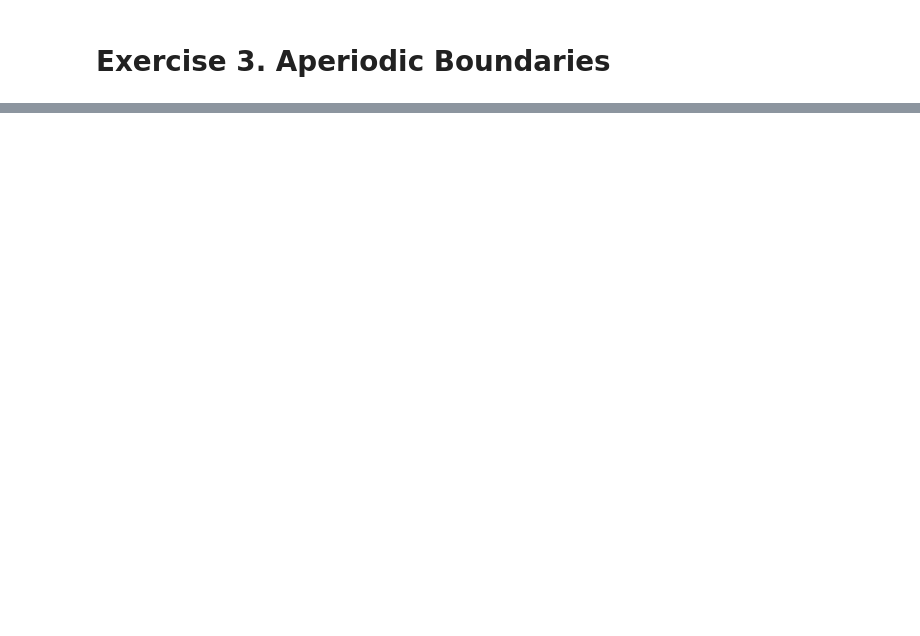
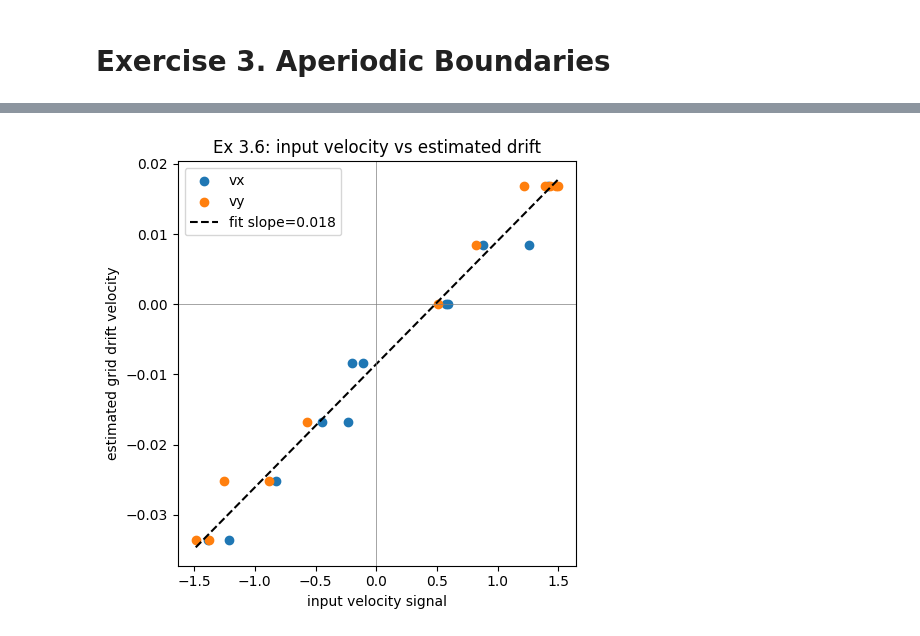
Before and after one commit to Changlan-Chen/nx-465-mini-proj, a Jupyter notebook: ex3.ipynb, the cells around one changed output, grey strips where cells are left out. Cells and saved outputs as stored; diff of their text form; code cells hidden in the pictures; blank space fills up the shorter version.

```diff
--- a/ex3.ipynb
+++ b/ex3.ipynb
@@ -201,11 +241,10 @@ def estimate_velocity_from_grid_drift(
 # %%
-estimated_v = estimate_velocity_from_grid_drift(
+estimated_v = estimate_velocity_from_grid_drift_segmentwise(
     rate_total,
     segment_starts,
     segment_steps=150,
-    lag=20,
     discard_steps=30,
-    max_shift=5,
+    max_shift=12,
     crop_size=36,
 )
 
@@ -219,18 +276,24 @@ print(estimated_v)
 # %%
 plt.figure(figsize=(5, 5))
+
 plt.scatter(true_v[:, 0], estimated_v[:, 0], label="vx")
 plt.scatter(true_v[:, 1], estimated_v[:, 1], label="vy")
 
-lims = [
-    min(true_v.min(), estimated_v.min()),
-    max(true_v.max(), estimated_v.max()),
-]
-plt.plot(lims, lims, "k--", alpha=0.5)
+x_all = np.concatenate([true_v[:, 0], true_v[:, 1]])
+y_all = np.concatenate([estimated_v[:, 0], estimated_v[:, 1]])
 
-plt.xlabel("true input velocity")
-plt.ylabel("estimated drift velocity")
-plt.title("Ex 3.6: true vs estimated velocity")
+slope, intercept = np.polyfit(x_all, y_all, deg=1)
+x_line = np.linspace(x_all.min(), x_all.max(), 100)
+plt.plot(x_line, slope * x_line + intercept, "k--", label=f"fit slope={slope:.3f}")
+
+plt.axhline(0, color="gray", linewidth=0.5)
+plt.axvline(0, color="gray", linewidth=0.5)
+
+plt.xlabel("input velocity signal")
+plt.ylabel("estimated grid drift velocity")
+plt.title("Ex 3.6: input velocity vs estimated drift")
 plt.legend()
-plt.axis("equal")
 plt.tight_layout()
 plt.show()
+# %% [output]
+[figure, added]
```
Also changed, not shown: parts of 11 cells of this notebook.
